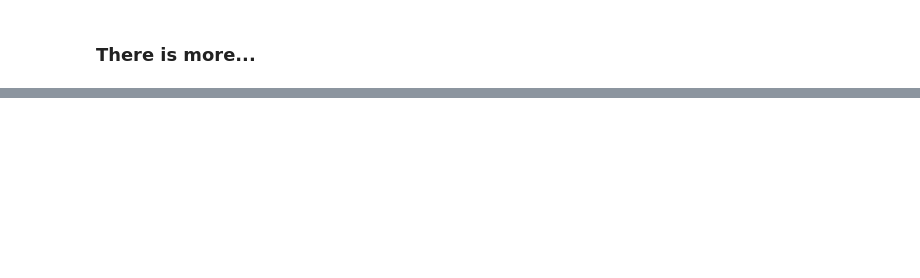
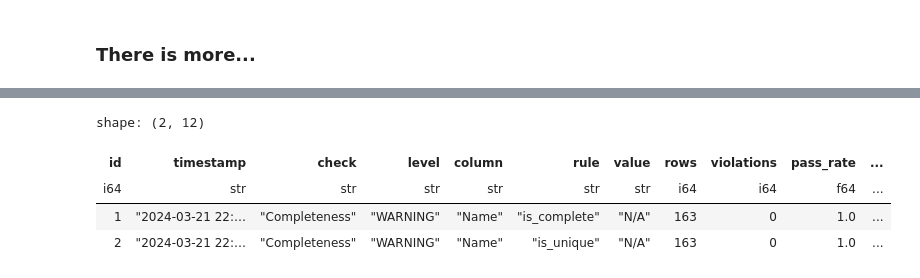
Before and after one commit to PacktPublishing/Polars-Cookbook, a Jupyter notebook: Chapter12/ch12.ipynb, the cells around one changed output, grey strips where cells are left out. Drawn from its saved outputs; the diff is of its cells as text; code cells hidden in the pictures; blank space fills up the shorter version.

```diff
--- a/Chapter12/ch12.ipynb
+++ b/Chapter12/ch12.ipynb
@@ -253,0 +284,14 @@ print(
+# %%
+check = Check(CheckLevel.WARNING, 'Completeness')
+(
+    check
+    .is_complete('Name')
+    .is_unique('Name')
+    .validate(df)
+)
+# %% [output]
+shape: (2, 12)
+| id | timestamp | check | level | column | rule | value | rows | violations | pass_rate | ... |
+| i64 | str | str | str | str | str | str | i64 | i64 | f64 | ... |
+| 1 | "2024-03-21 22:… | "Completeness" | "WARNING" | "Name" | "is_complete" | "N/A" | 163 | 0 | 1.0 | ... |
+| 2 | "2024-03-21 22:… | "Completeness" | "WARNING" | "Name" | "is_unique" | "N/A" | 163 | 0 | 1.0 | ... |
```
Also changed, not shown: parts of 10 cells of this notebook.
